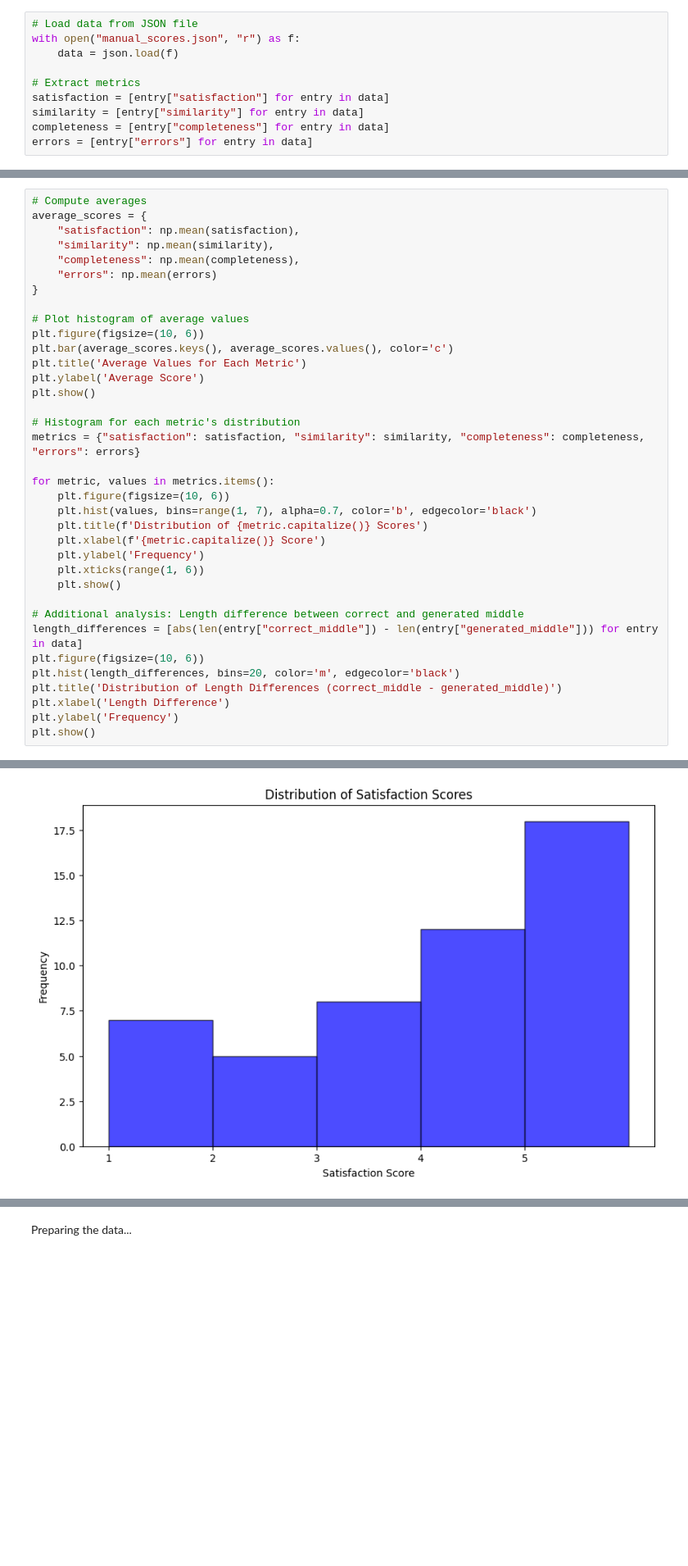
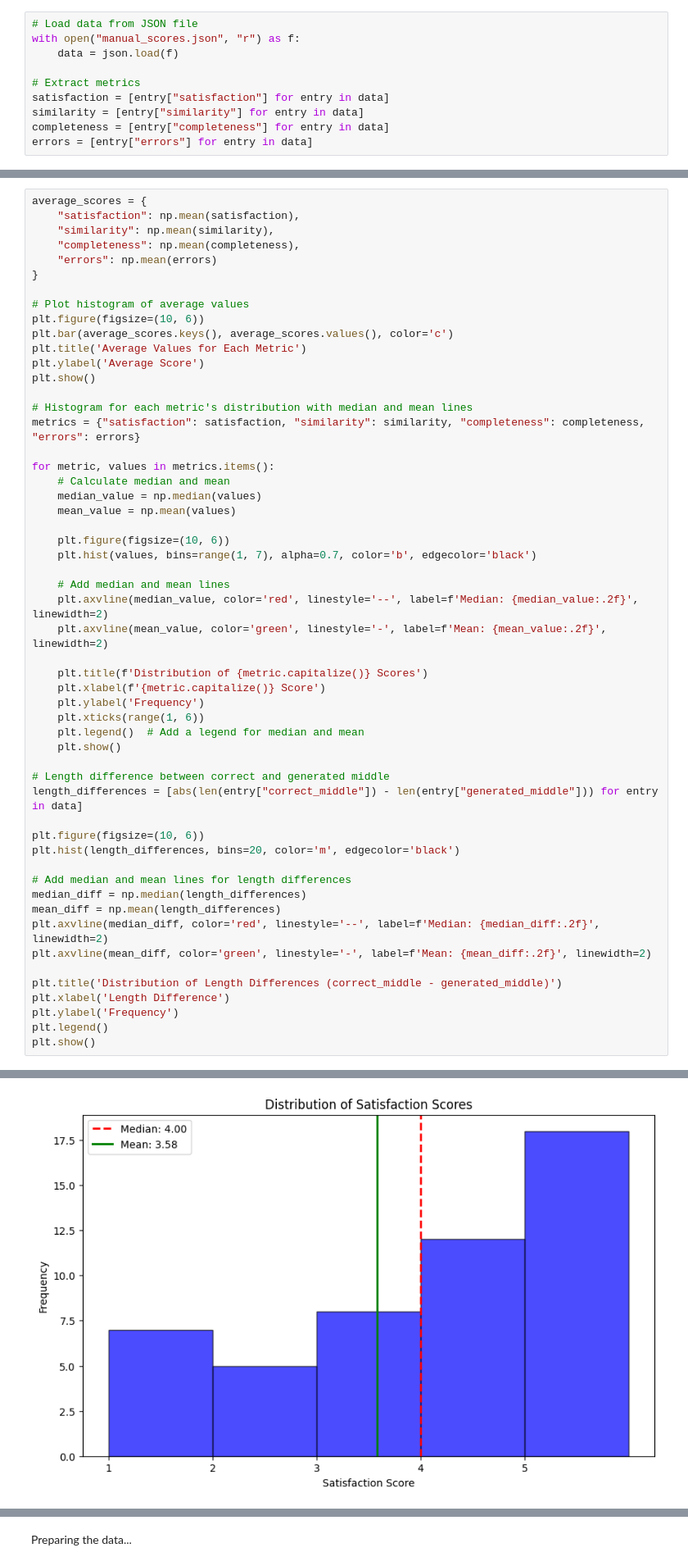
Before and after one commit to gp-1108/Code_Completion, a Jupyter notebook: evaluation/analysis.ipynb, the cells around one changed output, grey strips where cells are left out. Shown at 82% size. Drawn from its saved outputs; the diff is of its cells as text; blank space fills up the shorter version.

```diff
--- a/evaluation/analysis.ipynb
+++ b/evaluation/analysis.ipynb
@@ -40,5 +65,4 @@ errors = [entry["errors"] for entry in data]
 # %%
-# Compute averages
 average_scores = {
     "satisfaction": np.mean(satisfaction),
     "similarity": np.mean(similarity),
@@ -46,33 +70,52 @@ average_scores = {
     "errors": np.mean(errors)
 }
 
 # Plot histogram of average values
 plt.figure(figsize=(10, 6))
 plt.bar(average_scores.keys(), average_scores.values(), color='c')
 plt.title('Average Values for Each Metric')
 plt.ylabel('Average Score')
 plt.show()
 
-# Histogram for each metric's distribution
+# Histogram for each metric's distribution with median and mean lines
 metrics = {"satisfaction": satisfaction, "similarity": similarity, "completeness": completeness, "errors": errors}
 
 for metric, values in metrics.items():
+    # Calculate median and mean
+    median_value = np.median(values)
+    mean_value = np.mean(values)
+
     plt.figure(figsize=(10, 6))
     plt.hist(values, bins=range(1, 7), alpha=0.7, color='b', edgecolor='black')
+
+    # Add median and mean lines
+    plt.axvline(median_value, color='red', linestyle='--', label=f'Median: {median_value:.2f}', linewidth=2)
+    plt.axvline(mean_value, color='green', linestyle='-', label=f'Mean: {mean_value:.2f}', linewidth=2)
+
     plt.title(f'Distribution of {metric.capitalize()} Scores')
     plt.xlabel(f'{metric.capitalize()} Score')
     plt.ylabel('Frequency')
     plt.xticks(range(1, 6))
+    plt.legend()  # Add a legend for median and mean
     plt.show()
 
-# Additional analysis: Length difference between correct and generated middle
+# Length difference between correct and generated middle
 length_differences = [abs(len(entry["correct_middle"]) - len(entry["generated_middle"])) for entry in data]
+
 plt.figure(figsize=(10, 6))
 plt.hist(length_differences, bins=20, color='m', edgecolor='black')
+
+# Add median and mean lines for length differences
+median_diff = np.median(length_differences)
+mean_diff = np.mean(length_differences)
+plt.axvline(median_diff, color='red', linestyle='--', label=f'Median: {median_diff:.2f}', linewidth=2)
+plt.axvline(mean_diff, color='green', linestyle='-', label=f'Mean: {mean_diff:.2f}', linewidth=2)
+
 plt.title('Distribution of Length Differences (correct_middle - generated_middle)')
 plt.xlabel('Length Difference')
 plt.ylabel('Frequency')
+plt.legend()
 plt.show()
 # %% [output]
 [figure]
-[figure, old version]
+[figure, new version]
```
Also changed, not shown: parts of 29 cells of this notebook.
